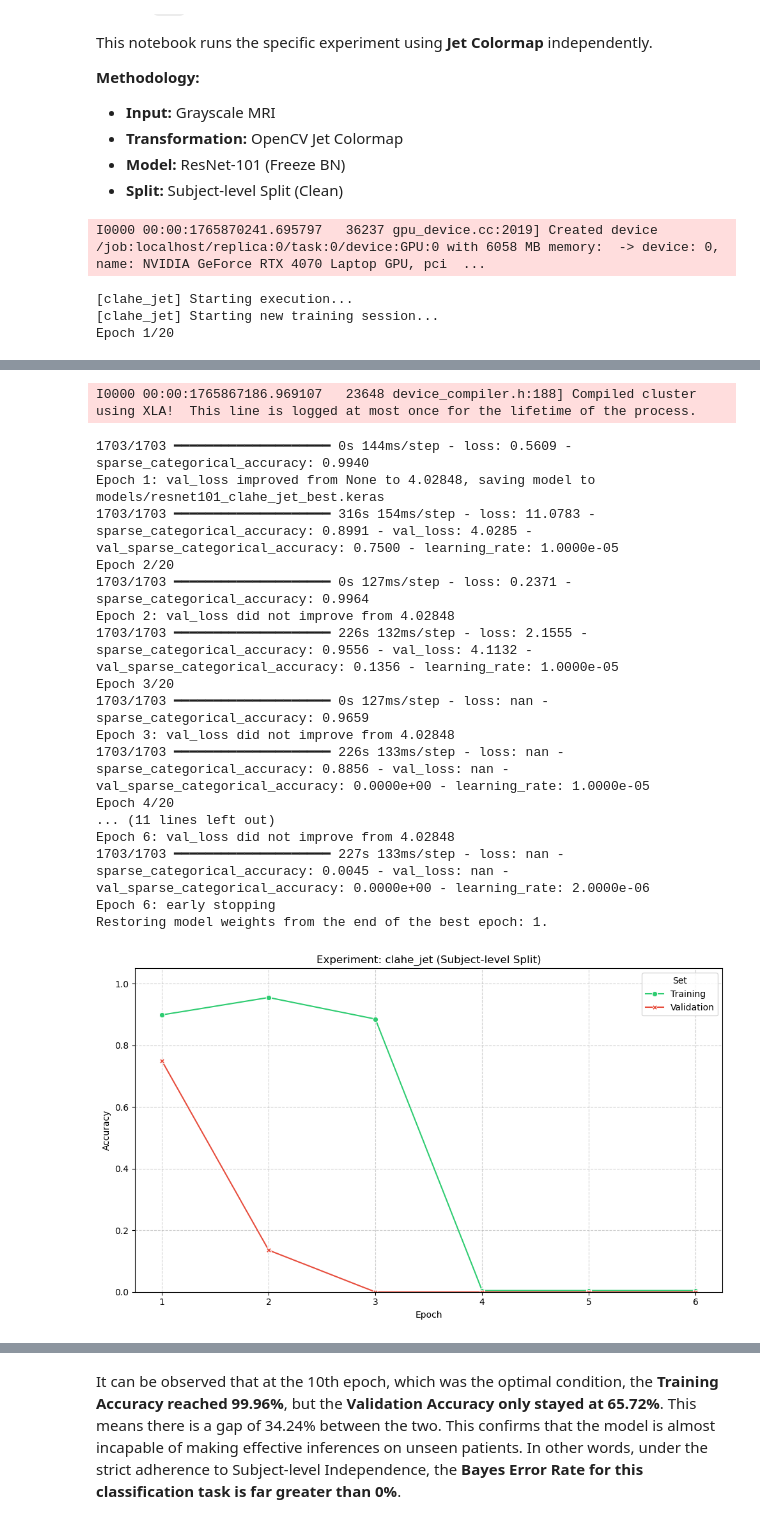
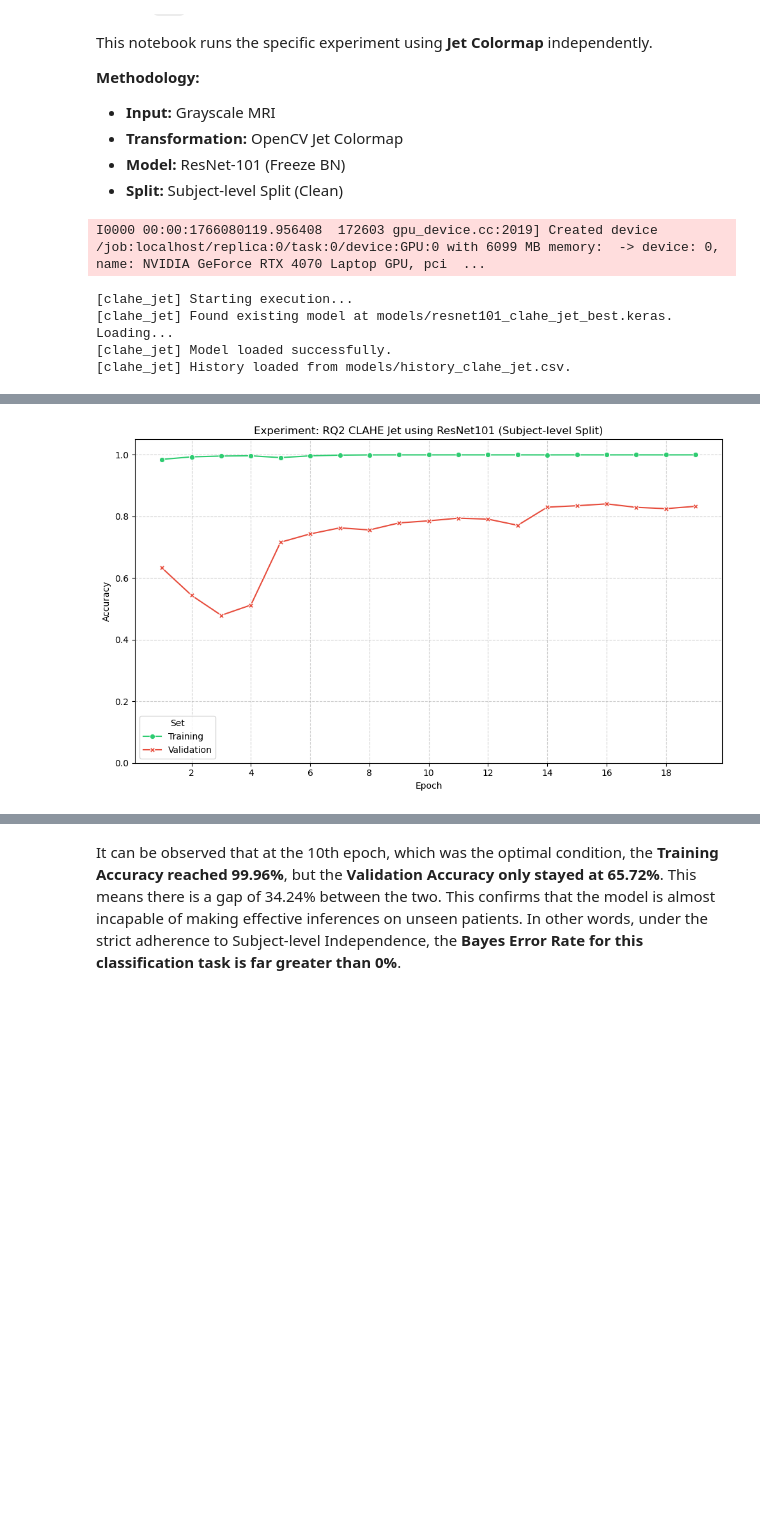
Before and after one commit to csning1998/biomedical-ml-oasis-data, a Jupyter notebook: 03_RQ2_CLAHE_Jet.ipynb, the cells around one changed output, grey strips where cells are left out. Cells and saved outputs as stored; diff of their text form; code cells hidden in the pictures; blank space fills up the shorter version.

Commit message:
fix(rq2-clahe-jet): Reexecute the training process and fix the naming of `title_prefix` in py module.

```diff
--- a/03_RQ2_CLAHE_Jet.ipynb
+++ b/03_RQ2_CLAHE_Jet.ipynb
@@ -60,11 +66,11 @@ The first step here is to ensure an independent validation set for the training
 # %%
 import pandas as pd
 
-df_train_final = pd.read_csv('dataset/train_clean.csv')
-df_val = pd.read_csv('dataset/val_clean.csv')
-df_test = pd.read_csv('dataset/test_clean.csv')
+df_train_final = pd.read_csv('dataset/train_final.csv')
+df_val = pd.read_csv('dataset/val_set.csv')
+# df_test = pd.read_csv('dataset/test_set.csv')
 
 print(f"Loaded Training Set: {len(df_train_final)} images")
 print(f"Loaded Validation Set: {len(df_val)} images")
-print(f"Held-out Test Set:    {len(df_test)} images") # only for final evaluation
+# print(f"Held-out Test Set:    {len(df_test)} images") # only for final evaluation
 # %% [output]
@@ -102,7 +107,8 @@ This notebook runs the specific experiment using **Jet Colormap** independently.
 - **Split:** Subject-level Split (Clean)
 # %%
 EXPERIMENT_NAME = 'clahe_jet'
-BATCH_SIZE = 16
+TRAIN_BATCH_SIZE = 32
+INFERENCE_BATCH_SIZE = 16
 EPOCHS = 20
 LEARNING_RATE = 1e-5
 # %%
@@ -112,19 +118,19 @@ from rq2_processors import processor_clahe_jet
 # %%
 train_ds = create_dataset(
     df_train_final,
-    batch_size=BATCH_SIZE,
+    batch_size=TRAIN_BATCH_SIZE,
     shuffle=True,
     preprocess_fn=processor_clahe_jet
 )
 
 val_ds = create_dataset(
     df_val,
-    batch_size=BATCH_SIZE,
+    batch_size=INFERENCE_BATCH_SIZE,
     shuffle=False,
     preprocess_fn=processor_clahe_jet
 )
 # %% [output]
-I0000 00:00:1765870241.695797   36237 gpu_device.cc:2019] Created device /job:localhost/replica:0/task:0/device:GPU:0 with 6058 MB memory:  -> device: 0, name: NVIDIA GeForce RTX 4070 Laptop GPU, pci  ...
+I0000 00:00:1766080119.956408  172603 gpu_device.cc:2019] Created device /job:localhost/replica:0/task:0/device:GPU:0 with 6099 MB memory:  -> device: 0, name: NVIDIA GeForce RTX 4070 Laptop GPU, pci  ...
 # %%
 print(f"[{EXPERIMENT_NAME}] Starting execution...")
 
@@ -136,8 +142,9 @@ model, history = run_experiment(
     epochs=EPOCHS,
 )
 
-plot_history(history, EXPERIMENT_NAME)
+plot_history(history, "RQ2 CLAHE Jet using ResNet101")
 # %% [output]
 [clahe_jet] Starting execution...
-[clahe_jet] Starting new training session...
-Epoch 1/20
+[clahe_jet] Found existing model at models/resnet101_clahe_jet_best.keras. Loading...
+[clahe_jet] Model loaded successfully.
+[clahe_jet] History loaded from models/history_clahe_jet.csv.
@@ -149,19 +151 @@ I0000 00:00:1765867154.321357   23648 cuda_dnn.cc:529] Loaded cuDNN version 9100
-I0000 00:00:1765867186.969107   23648 device_compiler.h:188] Compiled cluster using XLA!  This line is logged at most once for the lifetime of the process.
-1703/1703 ━━━━━━━━━━━━━━━━━━━━ 0s 144ms/step - loss: 0.5609 - sparse_categorical_accuracy: 0.9940
-Epoch 1: val_loss improved from None to 4.02848, saving model to models/resnet101_clahe_jet_best.keras
-1703/1703 ━━━━━━━━━━━━━━━━━━━━ 316s 154ms/step - loss: 11.0783 - sparse_categorical_accuracy: 0.8991 - val_loss: 4.0285 - val_sparse_categorical_accuracy: 0.7500 - learning_rate: 1.0000e-05
-Epoch 2/20
-1703/1703 ━━━━━━━━━━━━━━━━━━━━ 0s 127ms/step - loss: 0.2371 - sparse_categorical_accuracy: 0.9964
-Epoch 2: val_loss did not improve from 4.02848
-1703/1703 ━━━━━━━━━━━━━━━━━━━━ 226s 132ms/step - loss: 2.1555 - sparse_categorical_accuracy: 0.9556 - val_loss: 4.1132 - val_sparse_categorical_accuracy: 0.1356 - learning_rate: 1.0000e-05
-Epoch 3/20
-1703/1703 ━━━━━━━━━━━━━━━━━━━━ 0s 127ms/step - loss: nan - sparse_categorical_accuracy: 0.9659
-Epoch 3: val_loss did not improve from 4.02848
-1703/1703 ━━━━━━━━━━━━━━━━━━━━ 226s 133ms/step - loss: nan - sparse_categorical_accuracy: 0.8856 - val_loss: nan - val_sparse_categorical_accuracy: 0.0000e+00 - learning_rate: 1.0000e-05
-Epoch 4/20
-... (11 lines left out)
-Epoch 6: val_loss did not improve from 4.02848
-1703/1703 ━━━━━━━━━━━━━━━━━━━━ 227s 133ms/step - loss: nan - sparse_categorical_accuracy: 0.0045 - val_loss: nan - val_sparse_categorical_accuracy: 0.0000e+00 - learning_rate: 2.0000e-06
-Epoch 6: early stopping
-Restoring model weights from the end of the best epoch: 1.
-[figure, old version]
+[figure, new version]
```
Also changed, not shown: parts of 12 cells of this notebook, 2 other files.
